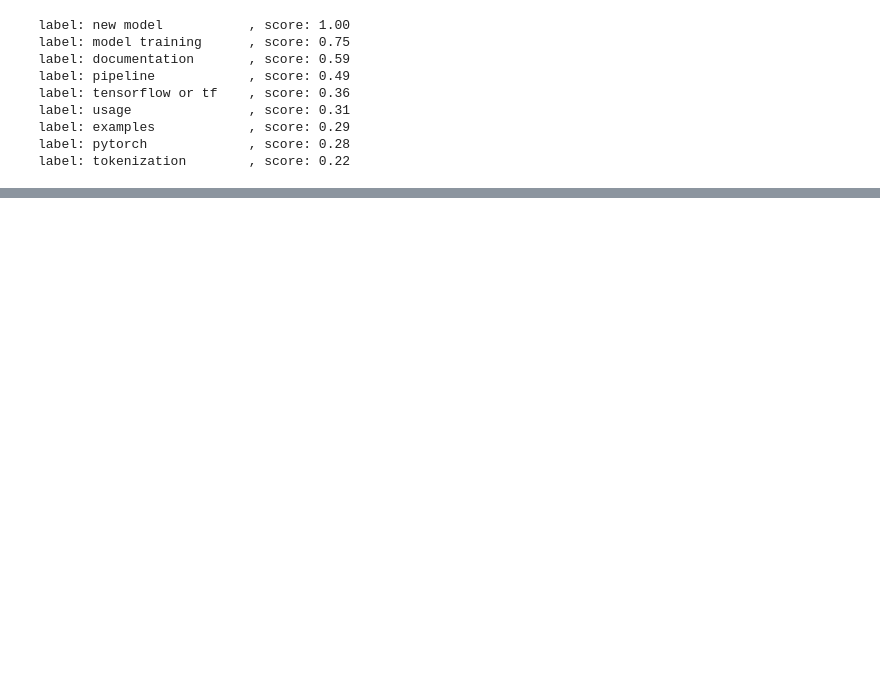
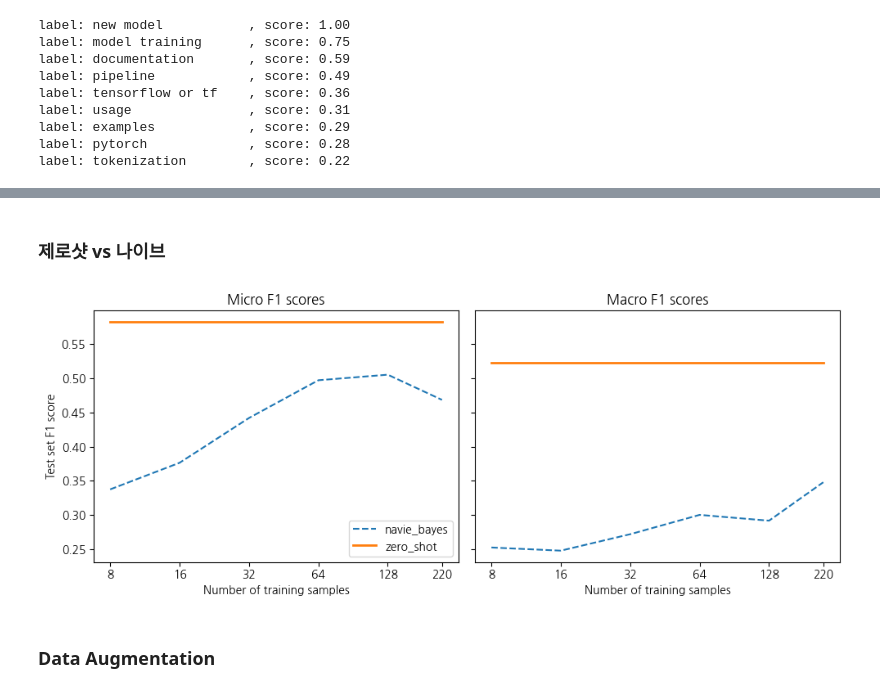
Before and after one commit to tommyjin2894/ai_study_transformer, a Jupyter notebook: 09_lack_of_label.ipynb, the cells around one changed output, grey strips where cells are left out. Cells and saved outputs as stored; diff of their text form; code cells hidden in the pictures; blank space fills up the shorter version.

```diff
--- a/09_lack_of_label.ipynb
+++ b/09_lack_of_label.ipynb
@@ -369,0 +416,14 @@ def get_pred(example, threshold=None, top_k=None):
+# %% [markdown]
+### 제로샷 vs 나이브
+# %%
+ds_zero_shot = ds["test"].map(zero_shot_pipe)
+ds_zero_shot = ds_zero_shot.map(get_pred, batched=False, fn_kwargs={"top_k": 1})
+clf_report = get_clf_report(ds_zero_shot)
+for train_slice in train_slices:
+    macro_scores["zero_shot"].append(clf_report["macro avg"]["f1-score"])
+    micro_scores["zero_shot"].append(clf_report["micro avg"]["f1-score"])
+plot_metrics(micro_scores, macro_scores, train_samples, "zero_shot")
+# %% [output]
+[figure, added]
+# %% [markdown]
+### Data Augmentation
```
Also changed, not shown: parts of 7 cells of this notebook.
